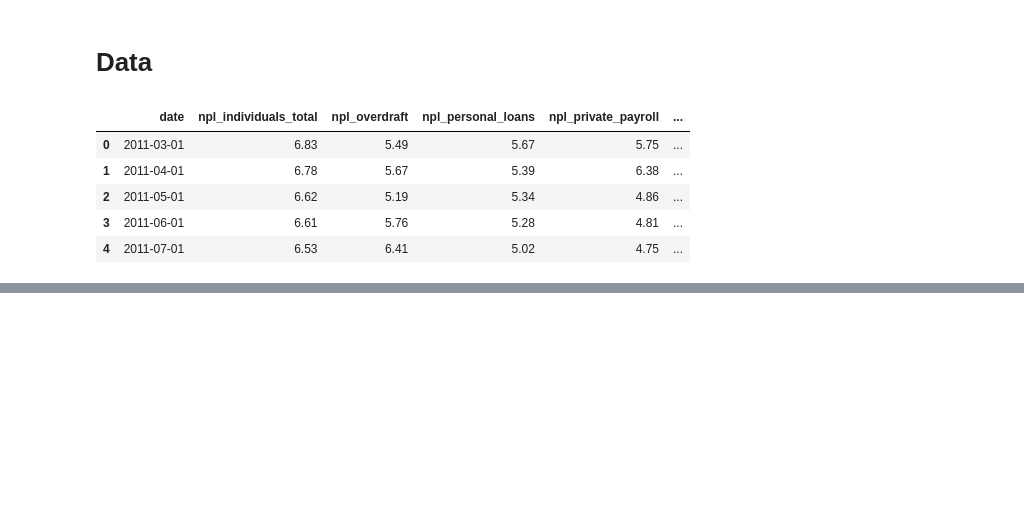
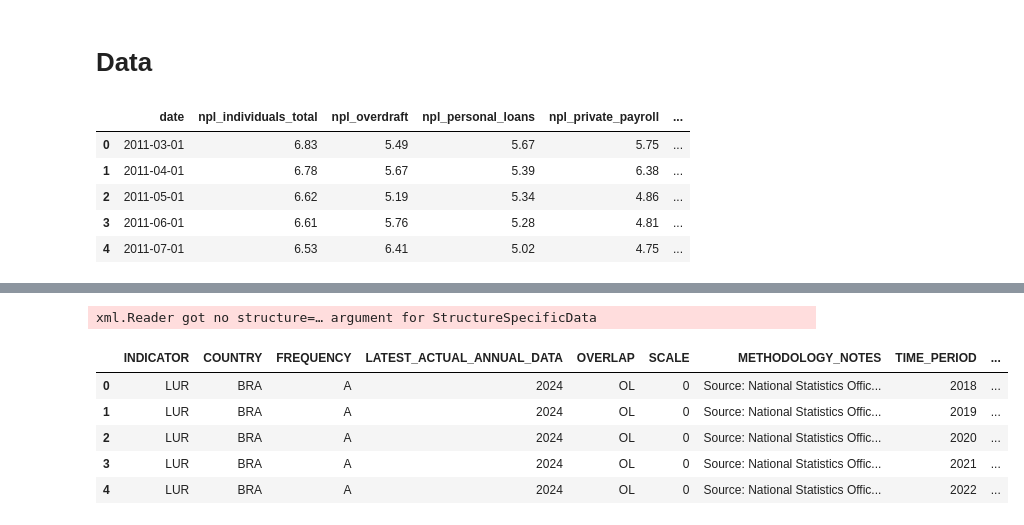
Before and after one commit to neon-belfante/NPL-analysis, a Jupyter notebook: 0.get_data.ipynb, the cells around one changed output, grey strips where cells are left out. Drawn from its saved outputs; the diff is of its cells as text; code cells hidden in the pictures; blank space fills up the shorter version.

```diff
--- a/0.get_data.ipynb
+++ b/0.get_data.ipynb
@@ -55,0 +175,28 @@ fig
+# %%
+# import libraries
+import sdmx
+
+
+
+# retrieve data
+
+IMF_DATA = sdmx.Client('IMF_DATA')
+
+data_msg = IMF_DATA.data('WEO', key='BRA.LUR.A', params={'startPeriod': 2018})
+
+
+
+# convert to pandas
+
+cpi_df = sdmx.to_pandas(data_msg)
+
+df = pd.DataFrame(cpi_df).reset_index()
+df.head()
+# %% [output]
+xml.Reader got no structure=… argument for StructureSpecificData
+|  | INDICATOR | COUNTRY | FREQUENCY | LATEST_ACTUAL_ANNUAL_DATA | OVERLAP | SCALE | METHODOLOGY_NOTES | TIME_PERIOD | ... |
+| 0 | LUR | BRA | A | 2024 | OL | 0 | Source: National Statistics Offic... | 2018 | ... |
+| 1 | LUR | BRA | A | 2024 | OL | 0 | Source: National Statistics Offic... | 2019 | ... |
+| 2 | LUR | BRA | A | 2024 | OL | 0 | Source: National Statistics Offic... | 2020 | ... |
+| 3 | LUR | BRA | A | 2024 | OL | 0 | Source: National Statistics Offic... | 2021 | ... |
+| 4 | LUR | BRA | A | 2024 | OL | 0 | Source: National Statistics Offic... | 2022 | ... |
```
Also changed, not shown: parts of 7 cells of this notebook.
